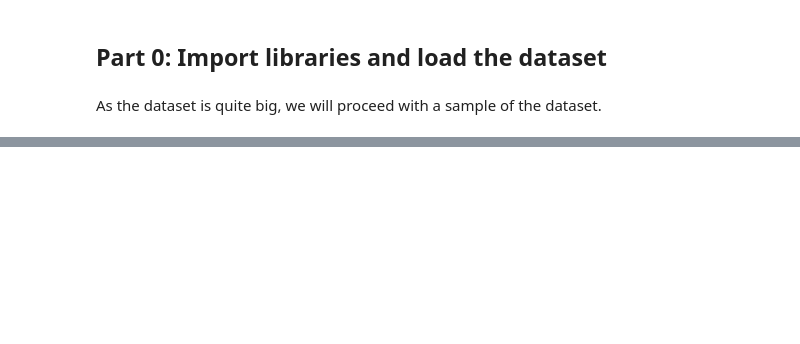
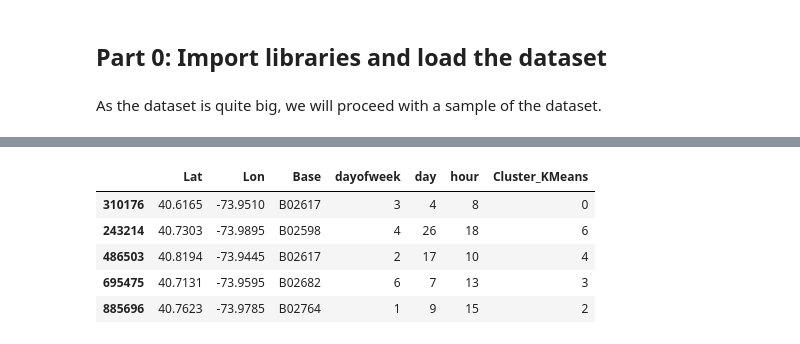
Before and after one commit to vchhauv/uber-pickups, a Jupyter notebook: uber-pickups.ipynb, the cells around one changed output, grey strips where cells are left out. Cells and saved outputs as stored; diff of their text form; code cells hidden in the pictures; blank space fills up the shorter version.

Commit message:
feat: Add Kmeans model

```diff
--- a/uber-pickups.ipynb
+++ b/uber-pickups.ipynb
@@ -67,0 +49,16 @@ fig.show()
+# %%
+numeric_features = ["Lat", "Lon", "dayofweek", "day", "hour"]
+
+numeric_transformer = Pipeline(steps=[
+    ('scaler', StandardScaler())
+])
+
+preprocessor = ColumnTransformer(
+    transformers=[
+        ('num', numeric_transformer, numeric_features),
+])
+
+print("Preprocessing sur le train set...")
+print(df_sample.head())
+X = preprocessor.fit_transform(df_sample)
+X[:5]
@@ -67,0 +142,11 @@ fig.show()
+# %%
+kmeans = KMeans(n_clusters=8, random_state=0, n_init="auto").fit(X)
+df_sample["Cluster_KMeans"] = kmeans.labels_
+df_sample.head()
+# %% [output]
+|  | Lat | Lon | Base | dayofweek | day | hour | Cluster_KMeans |
+| 310176 | 40.6165 | -73.9510 | B02617 | 3 | 4 | 8 | 0 |
+| 243214 | 40.7303 | -73.9895 | B02598 | 4 | 26 | 18 | 6 |
+| 486503 | 40.8194 | -73.9445 | B02617 | 2 | 17 | 10 | 4 |
+| 695475 | 40.7131 | -73.9595 | B02682 | 6 | 7 | 13 | 3 |
+| 885696 | 40.7623 | -73.9785 | B02764 | 1 | 9 | 15 | 2 |
```
Also changed, not shown: parts of 13 cells of this notebook.
